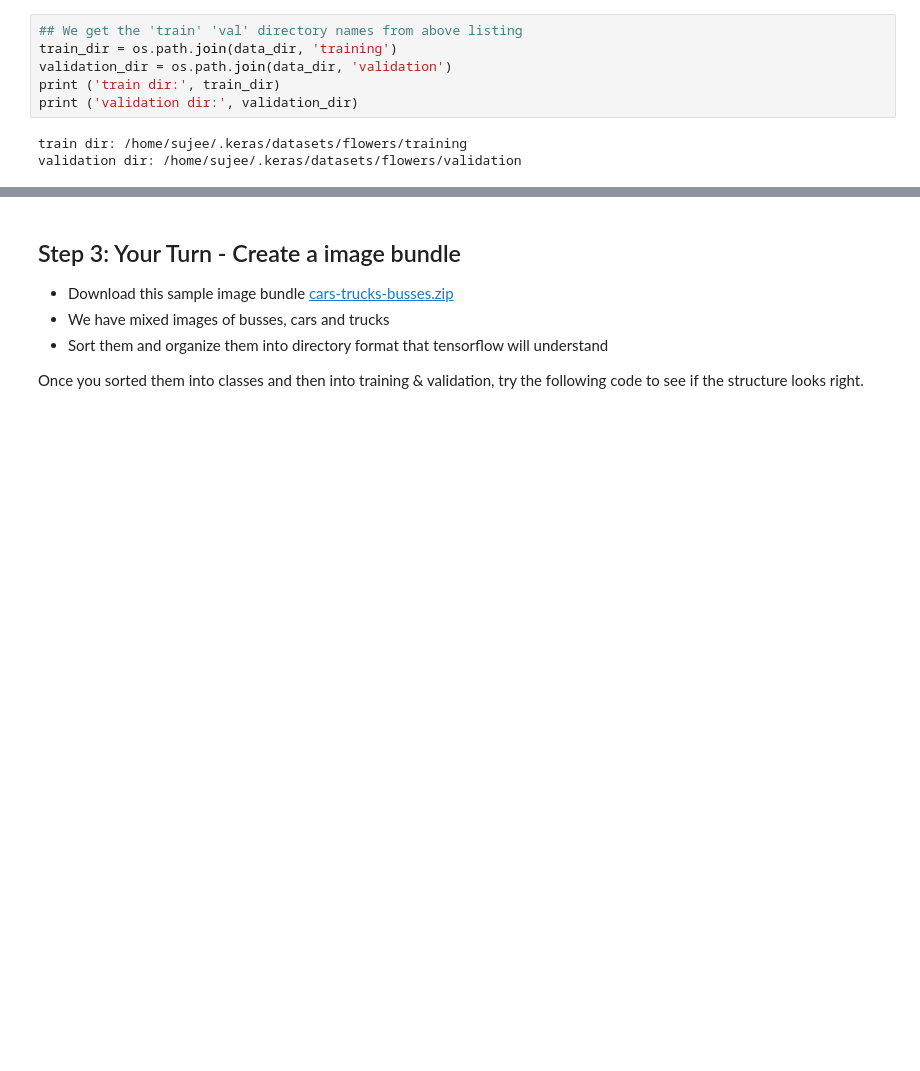
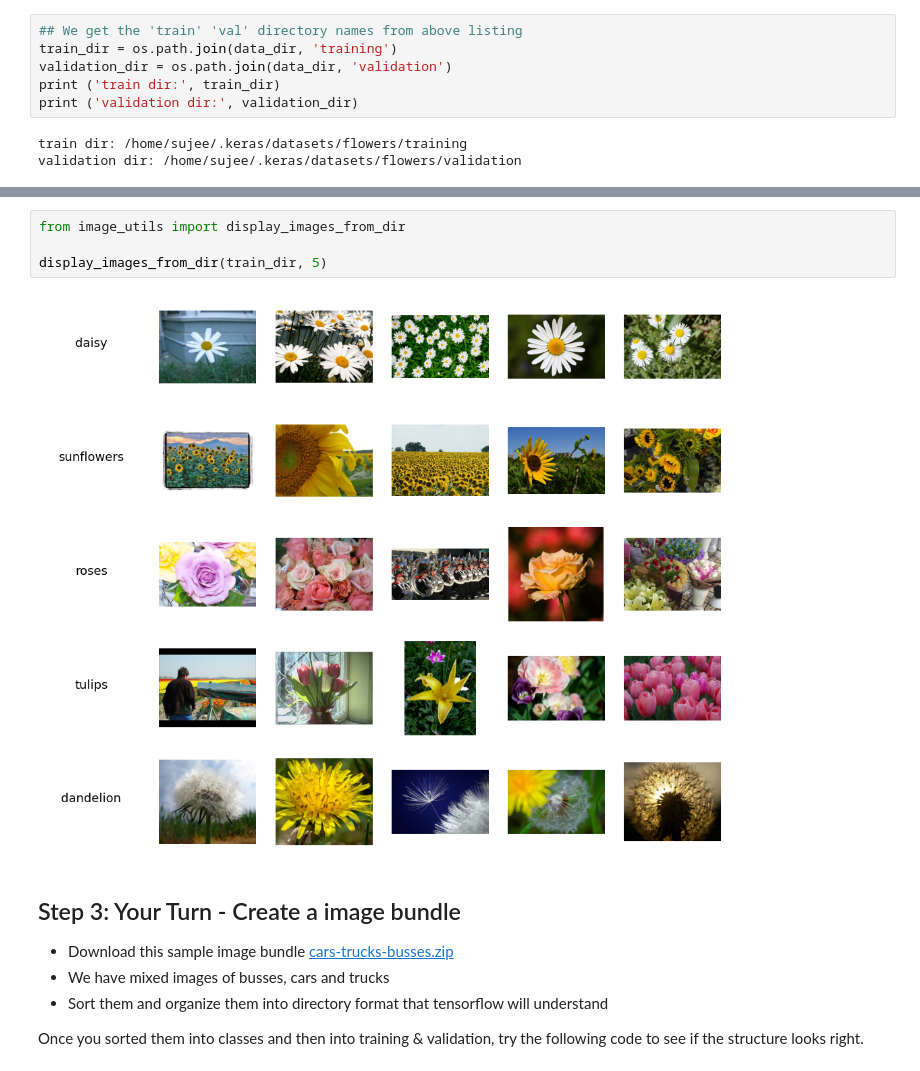
Before and after one commit to elephantscale/deep-learning-with-tensorflow-solutions, a Jupyter notebook: computer-vision/img1-working-with-images.ipynb, the cells around one changed output, grey strips where cells are left out. Saved outputs shown, nothing was run; the diff lists cells and outputs as text; blank space fills up the shorter version.

```diff
--- a/computer-vision/img1-working-with-images.ipynb
+++ b/computer-vision/img1-working-with-images.ipynb
@@ -260,3 +233,9 @@ display_images(train_dir, 5)
+# %%
+from image_utils import display_images_from_dir
+
+display_images_from_dir(train_dir, 5)
+# %% [output]
+[figure, added]
 # %% [markdown]
 ## Step 3: Your Turn - Create a image bundle
 - Download this sample image bundle [cars-trucks-busses.zip](https://elephantscale-public.s3.amazonaws.com/data/images/cars-trucks-busses.zip)
```
Also changed, not shown: parts of 13 cells of this notebook, 1 other file.
